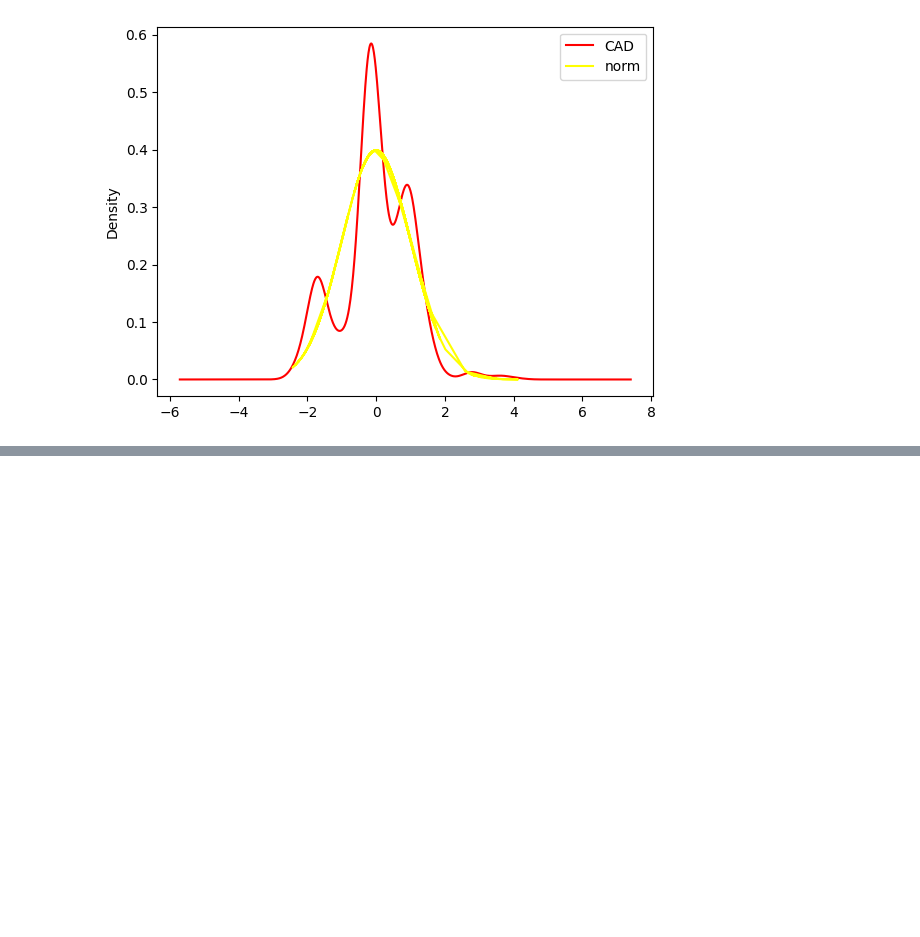
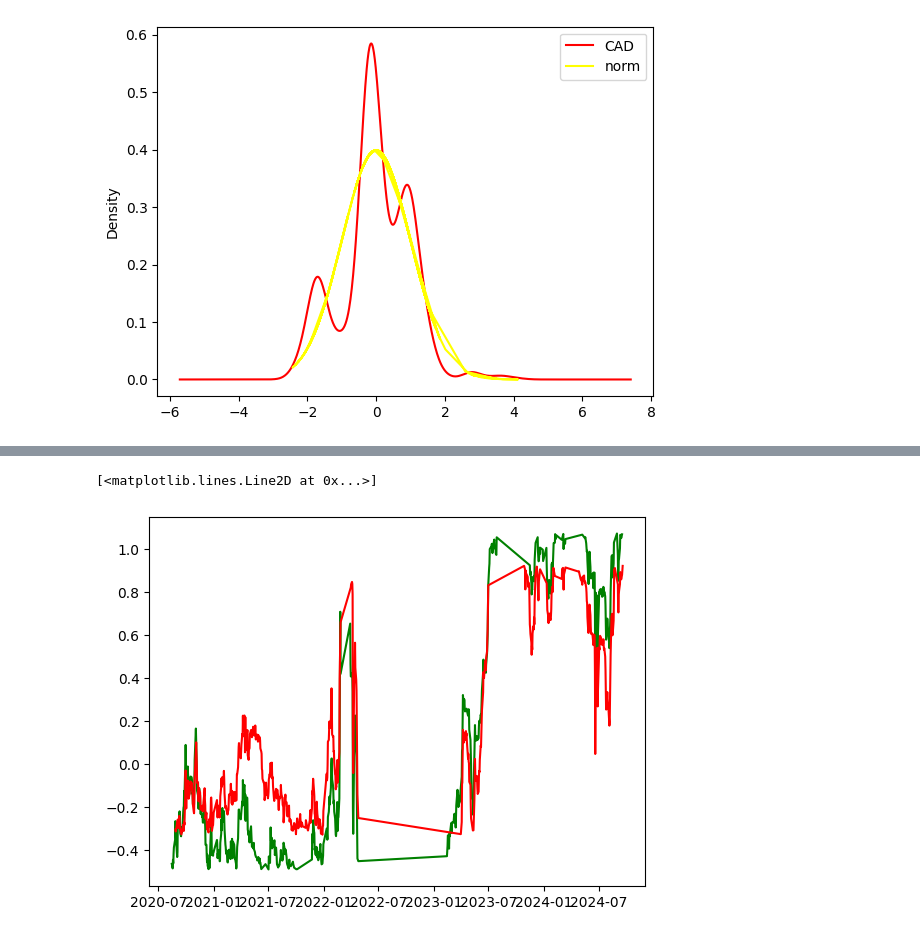
Before and after one commit to mmonastyrskiy/7_sem, a Jupyter notebook: ML/lab/lab2/Lab2.ipynb, the cells around one changed output, grey strips where cells are left out. Cells and saved outputs as stored; diff of their text form; code cells hidden in the pictures; blank space fills up the shorter version.

```diff
--- a/ML/lab/lab2/Lab2.ipynb
+++ b/ML/lab/lab2/Lab2.ipynb
@@ -188 +188,8 @@ usd_filtered["EUR"].plot.box()
 [figure]
+# %%
+# TASK 7
+plt.plot(usd_filtered["data"],usd_filtered["USD"], color="green")
+plt.plot(cad_filtered["data"],cad_filtered["CAD"], color="red")
+# %% [output]
+[<matplotlib.lines.Line2D at 0x...>]
+[figure, added]
```
Also changed, not shown: parts of 14 cells of this notebook.
